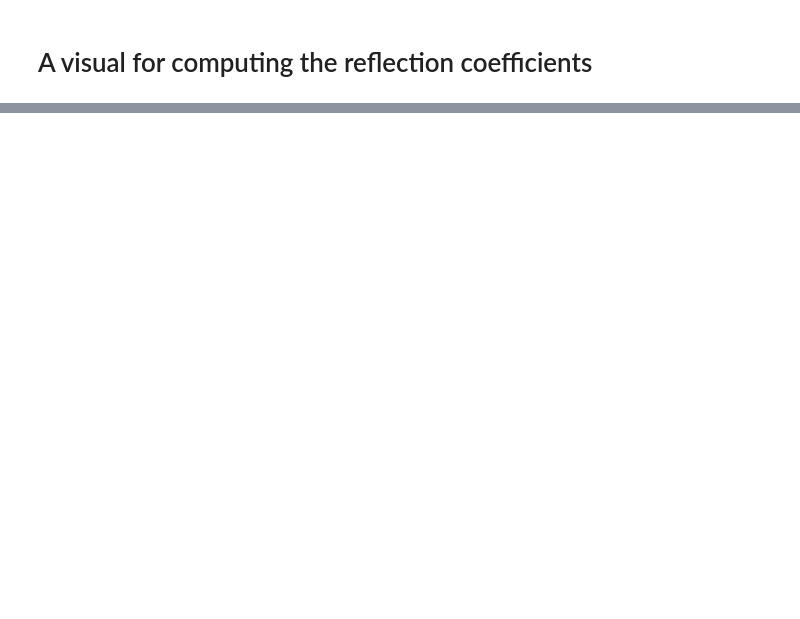
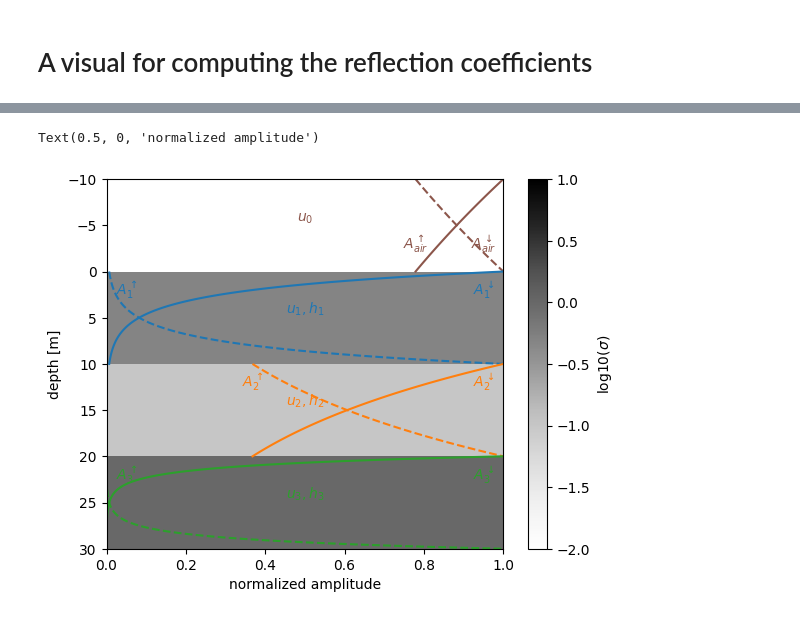
Before and after one commit to hydrogeophysicsgroup/anemone, a Jupyter notebook: prototyping/visual_of_the_reflection_coefficients.ipynb, the cells around one changed output, grey strips where cells are left out. Saved outputs shown, nothing was run; the diff lists cells and outputs as text; code cells hidden in the pictures; blank space fills up the shorter version.

```diff
--- a/prototyping/visual_of_the_reflection_coefficients.ipynb
+++ b/prototyping/visual_of_the_reflection_coefficients.ipynb
@@ -37,0 +40,40 @@ axs[0].set_xlim(0,1)
+# %%
+z = np.linspace(0, 10, 101)
+
+
+fig,axs = plt.subplots(1,1, sharey=True); axs = [axs]
+ax,pcm = lg.plot(axs[0], x_offset=0.5, cmap='Greys', vmin=-2, vmax=1)
+
+i=-1
+sgm=2.5e-2
+y_dn = np.exp(-sgm*z)#*A
+y_up = np.exp(sgm*(z-10))#*B
+axs[0].plot(y_dn, z+i*10, f'C5')
+axs[0].plot(y_up, z+i*10, f'C5--')
+axs[0].annotate('$u_0$', (0.5, 5+i*10), ha='center', va='bottom', color=f'C5')
+
+uparrow, dnarrow = '\\uparrow', '\\downarrow'
+axs[0].annotate('$A_{{air}}^{{{:}}}$'.format(uparrow), (y_dn.min(), -3), ha='center', va='center', color=f'C5')
+axs[0].annotate('$A_{{air}}^{{{:}}}$'.format(dnarrow), (0.95, -3), ha='center', va='center', color=f'C5')
+
+for i,sgm in enumerate(sigma):
+    y_dn = np.exp(-sgm*z)#*A
+    y_up = np.exp(sgm*(z-10))#*B
+    axs[0].plot(y_dn, z+i*10, f'C{i}')
+    axs[0].plot(y_up, z+i*10, f'C{i}--')
+    axs[0].annotate(f'$u_{i+1}, h_{i+1}$', (0.5, 5+i*10), ha='center', va='bottom', color=f'C{i}')
+    xpos = y_dn.min() if i==1 else 0.05
+    uparrow, dnarrow = '\\uparrow', '\\downarrow'
+
+    axs[0].annotate('$A_{:}^{{{:}}}$'.format(i+1, uparrow), (xpos, i*10+2), ha='center', va='center', color=f'C{i}')
+    axs[0].annotate('$A_{:}^{{{:}}}$'.format(i+1, dnarrow), (0.95, i*10+2), ha='center', va='center', color=f'C{i}')
+
+
+plt.ylim(30,-10)
+axs[0].set_xlim(0,1)
+plt.colorbar(pcm, ax=axs, label='log10($\sigma$)');
+plt.ylabel('depth [m]')
+plt.xlabel('normalized amplitude')
+# %% [output]
+Text(0.5, 0, 'normalized amplitude')
+[figure, added]
```
Also changed, not shown: parts of 5 cells of this notebook, 2 other files.
